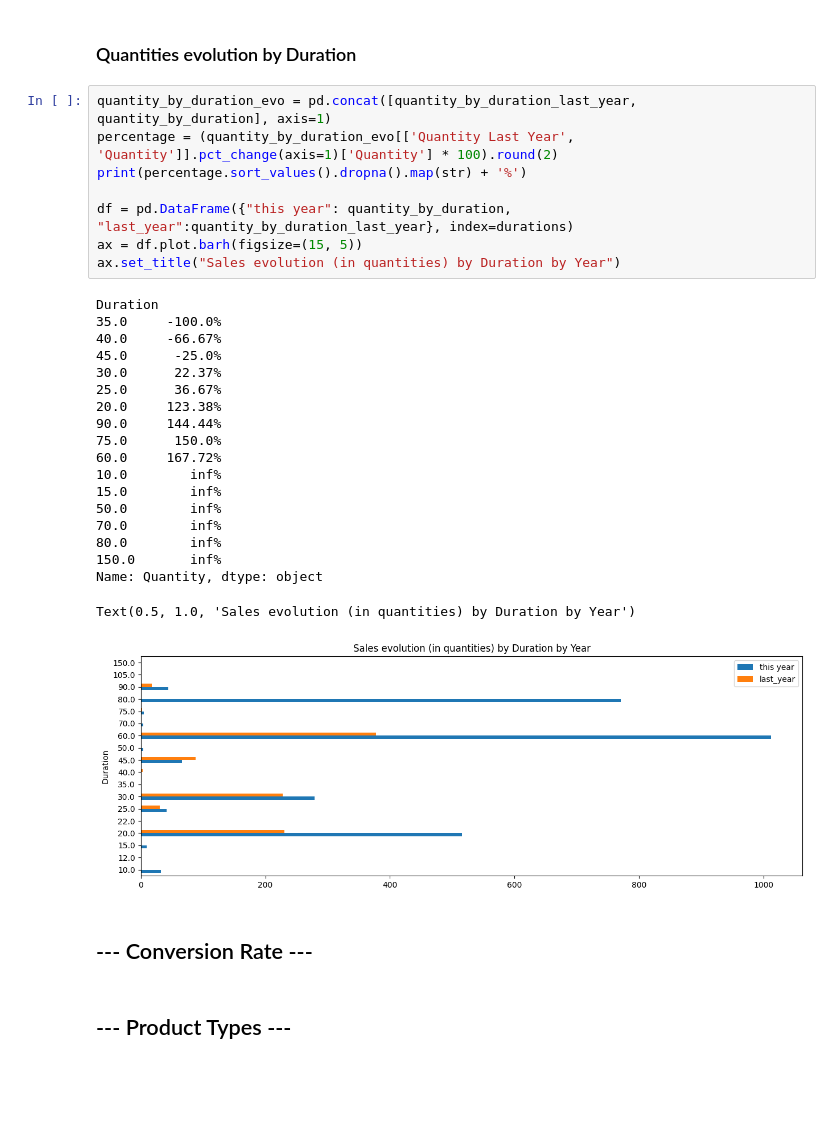
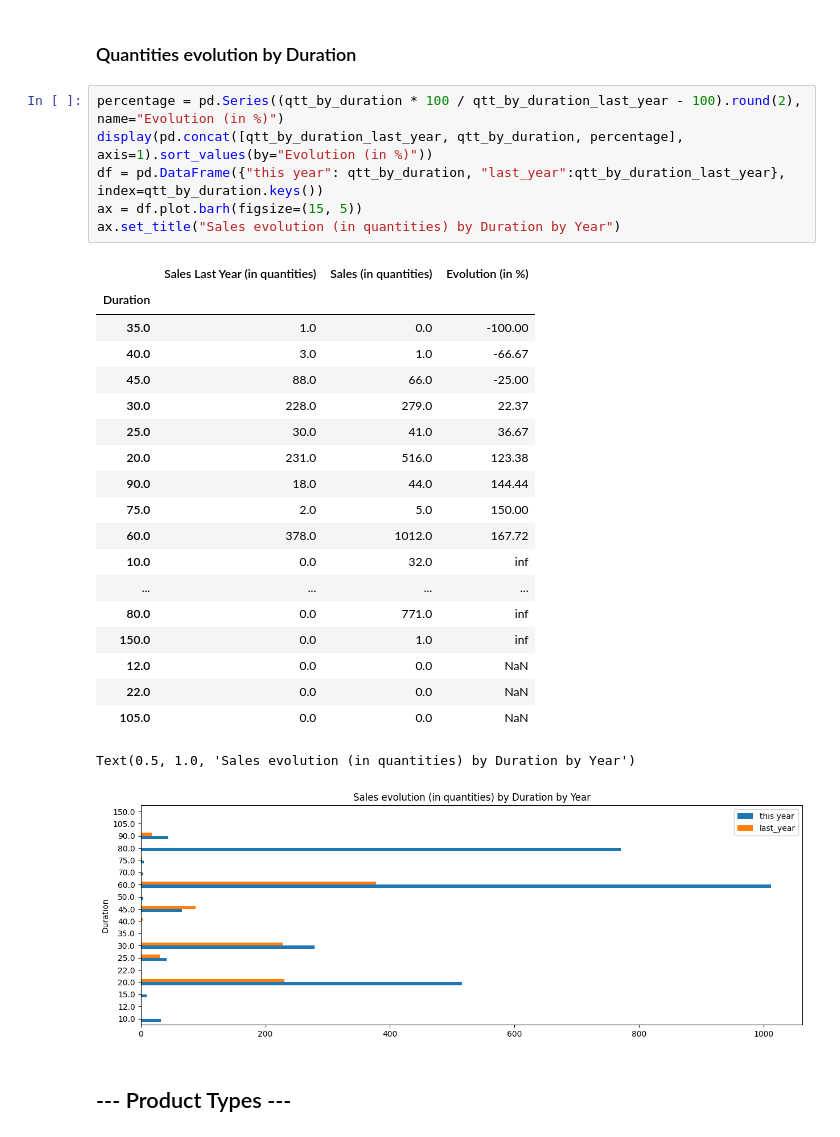
Before and after one commit to Alhuin/SmartBoxAnalysis, a Jupyter notebook: SmartBoxAnalysis.ipynb, the cells around one changed output. Saved outputs shown, nothing was run; the diff lists cells and outputs as text; blank space fills up the shorter version.

```diff
--- a/SmartBoxAnalysis.ipynb
+++ b/SmartBoxAnalysis.ipynb
@@ -671,34 +677,31 @@ Text(0.5, 1.0, "Activity Durations (in minutes) repartition in this year's Quant
 # %% [markdown]
 ### Quantities evolution by Duration
 # %%
-quantity_by_duration_evo = pd.concat([quantity_by_duration_last_year, quantity_by_duration], axis=1)
-percentage = (quantity_by_duration_evo[['Quantity Last Year', 'Quantity']].pct_change(axis=1)['Quantity'] * 100).round(2)
-print(percentage.sort_values().dropna().map(str) + '%')
-
-df = pd.DataFrame({"this year": quantity_by_duration, "last_year":quantity_by_duration_last_year}, index=durations)
+percentage = pd.Series((qtt_by_duration * 100 / qtt_by_duration_last_year - 100).round(2), name="Evolution (in %)")
+display(pd.concat([qtt_by_duration_last_year, qtt_by_duration, percentage], axis=1).sort_values(by="Evolution (in %)"))
+df = pd.DataFrame({"this year": qtt_by_duration, "last_year":qtt_by_duration_last_year}, index=qtt_by_duration.keys())
 ax = df.plot.barh(figsize=(15, 5))
 ax.set_title("Sales evolution (in quantities) by Duration by Year")
 # %% [output]
+|  | Sales Last Year (in quantities) | Sales (in quantities) | Evolution (in %) |
+| Duration |  |  |  |
+| 35.0 | 1.0 | 0.0 | -100.00 |
+| 40.0 | 3.0 | 1.0 | -66.67 |
+| 45.0 | 88.0 | 66.0 | -25.00 |
+| 30.0 | 228.0 | 279.0 | 22.37 |
+| 25.0 | 30.0 | 41.0 | 36.67 |
+| 20.0 | 231.0 | 516.0 | 123.38 |
+| 90.0 | 18.0 | 44.0 | 144.44 |
+| 75.0 | 2.0 | 5.0 | 150.00 |
+| 60.0 | 378.0 | 1012.0 | 167.72 |
+| 10.0 | 0.0 | 32.0 | inf |
+| ... | ... | ... | ... |
+| 80.0 | 0.0 | 771.0 | inf |
+| 150.0 | 0.0 | 1.0 | inf |
+| 12.0 | 0.0 | 0.0 | NaN |
+| 22.0 | 0.0 | 0.0 | NaN |
+| 105.0 | 0.0 | 0.0 | NaN |
-Duration
-35.0     -100.0%
-40.0     -66.67%
-45.0      -25.0%
-30.0      22.37%
-25.0      36.67%
-20.0     123.38%
-90.0     144.44%
-75.0      150.0%
-60.0     167.72%
-10.0        inf%
-15.0        inf%
-50.0        inf%
-70.0        inf%
-80.0        inf%
-150.0       inf%
-Name: Quantity, dtype: object
+Text(0.5, 1.0, 'Sales evolution (in quantities) by Duration by Year')
-Text(0.5, 1.0, 'Sales evolution (in quantities) by Duration by Year')
 [figure]
-# %% [markdown]
-## --- Conversion Rate ---
 # %% [markdown]
 ## --- Product Types ---
```
Also changed, not shown: parts of 2 cells of this notebook.
